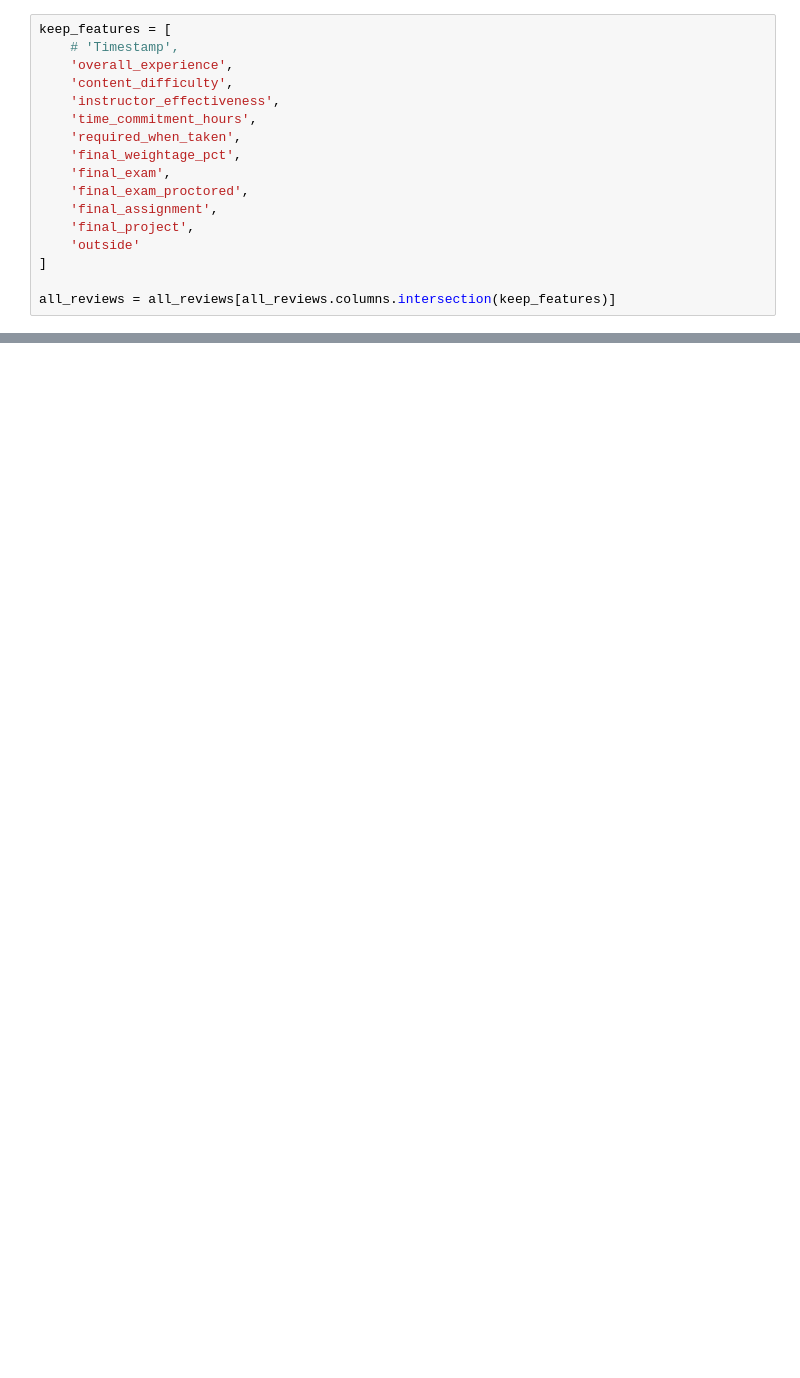
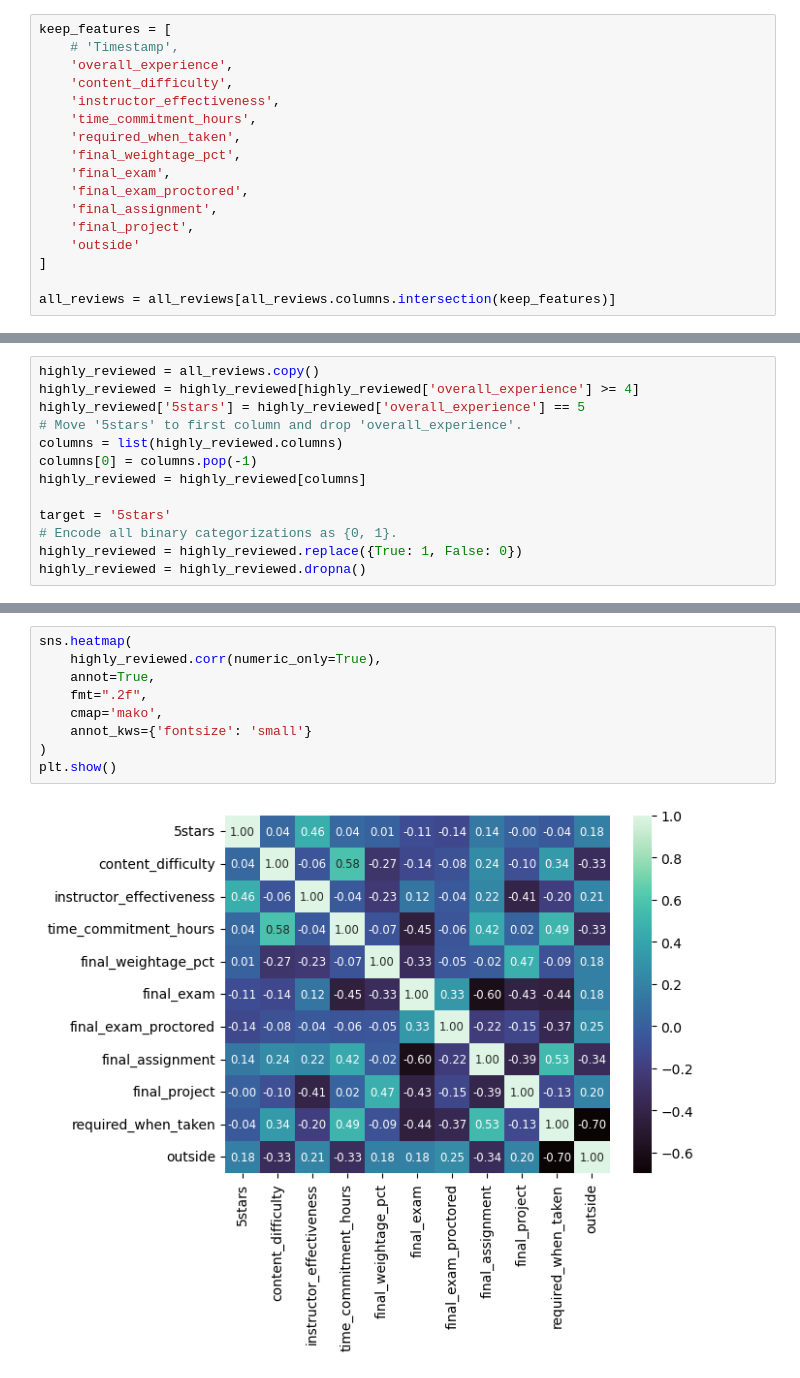
Before and after one commit to JamesPImes/csca5622_final, a Jupyter notebook: ml1_final_project.ipynb, the cells around one changed output, grey strips where cells are left out. Saved outputs shown, nothing was run; the diff lists cells and outputs as text; blank space fills up the shorter version.

```diff
--- a/ml1_final_project.ipynb
+++ b/ml1_final_project.ipynb
@@ -244,0 +404,13 @@ all_reviews.corr()
+# %%
+highly_reviewed = all_reviews.copy()
+highly_reviewed = highly_reviewed[highly_reviewed['overall_experience'] >= 4]
+highly_reviewed['5stars'] = highly_reviewed['overall_experience'] == 5
+# Move '5stars' to first column and drop 'overall_experience'.
+columns = list(highly_reviewed.columns)
+columns[0] = columns.pop(-1)
+highly_reviewed = highly_reviewed[columns]
+
+target = '5stars'
+# Encode all binary categorizations as {0, 1}.
+highly_reviewed = highly_reviewed.replace({True: 1, False: 0})
+highly_reviewed = highly_reviewed.dropna()
@@ -244,0 +433,11 @@ all_reviews.corr()
+# %%
+sns.heatmap(
+    highly_reviewed.corr(numeric_only=True),
+    annot=True,
+    fmt=".2f",
+    cmap='mako',
+    annot_kws={'fontsize': 'small'}
+)
+plt.show()
+# %% [output]
+[figure, added]
```
Also changed, not shown: parts of 58 cells of this notebook.
